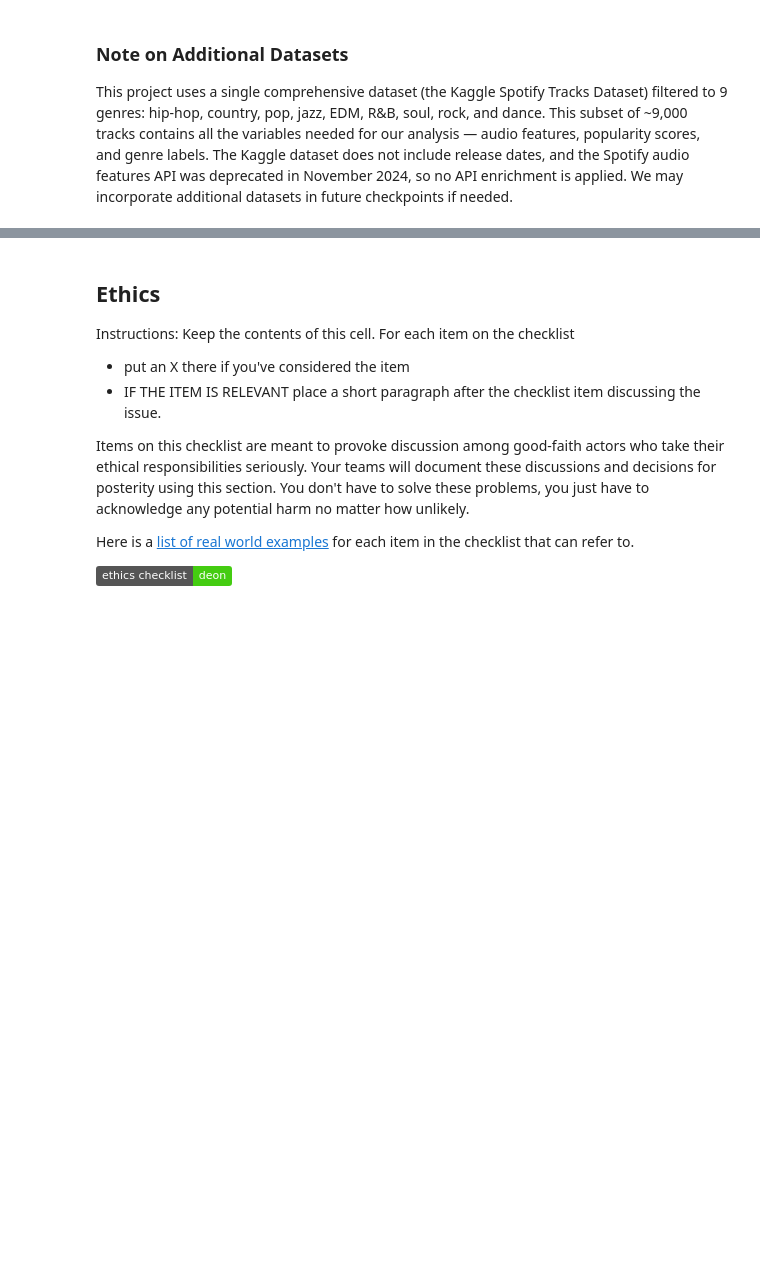
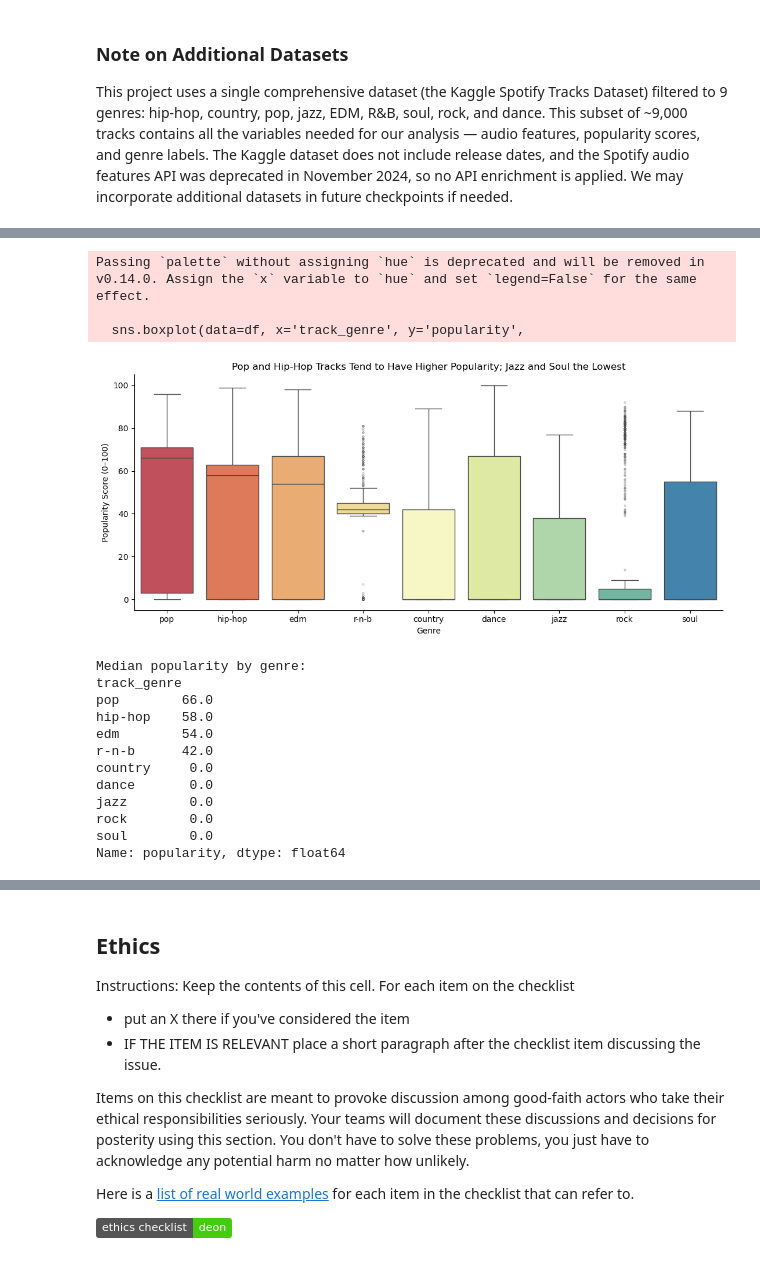
Before and after one commit to COGS108/Group076_WI26, a Jupyter notebook: 02-EDACheckpoint.ipynb, the cells around one changed output, grey strips where cells are left out. Saved outputs shown, nothing was run; the diff lists cells and outputs as text; code cells hidden in the pictures; badges without logos; blank space fills up the shorter version.

```diff
--- a/02-EDACheckpoint.ipynb
+++ b/02-EDACheckpoint.ipynb
@@ -468,0 +557,35 @@ Some more words and stuff.  Remember notebooks work best if you interleave the c
+# %%
+genre_pop_order = (df.groupby('track_genre')['popularity']
+                   .median().sort_values(ascending=False).index.tolist())
+
+fig, ax = plt.subplots(figsize=(11, 5))
+sns.boxplot(data=df, x='track_genre', y='popularity',
+            order=genre_pop_order, palette='Spectral',
+            flierprops=dict(marker='o', markersize=2, alpha=0.3), ax=ax)
+ax.set_title('Pop and Hip-Hop Tracks Tend to Have Higher Popularity; Jazz and Soul the Lowest',
+             fontsize=12)
+ax.set_xlabel('Genre', fontsize=10)
+ax.set_ylabel('Popularity Score (0–100)', fontsize=10)
+sns.despine(ax=ax)
+plt.tight_layout()
+plt.show()
+
+print("Median popularity by genre:")
+print(df.groupby('track_genre')['popularity'].median().sort_values(ascending=False).round(1))
+# %% [output]
+Passing `palette` without assigning `hue` is deprecated and will be removed in v0.14.0. Assign the `x` variable to `hue` and set `legend=False` for the same effect.
+
+  sns.boxplot(data=df, x='track_genre', y='popularity',
+[figure, added]
+Median popularity by genre:
+track_genre
+pop        66.0
+hip-hop    58.0
+edm        54.0
+r-n-b      42.0
+country     0.0
+dance       0.0
+jazz        0.0
+rock        0.0
+soul        0.0
+Name: popularity, dtype: float64
```
Also changed, not shown: parts of 23 cells of this notebook.
